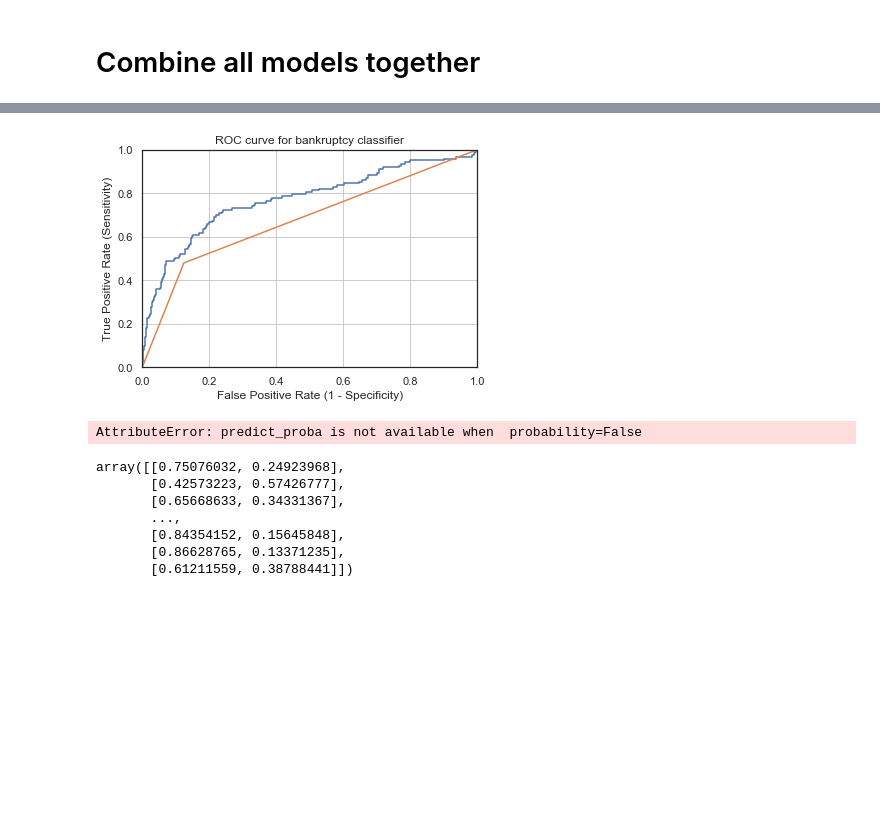
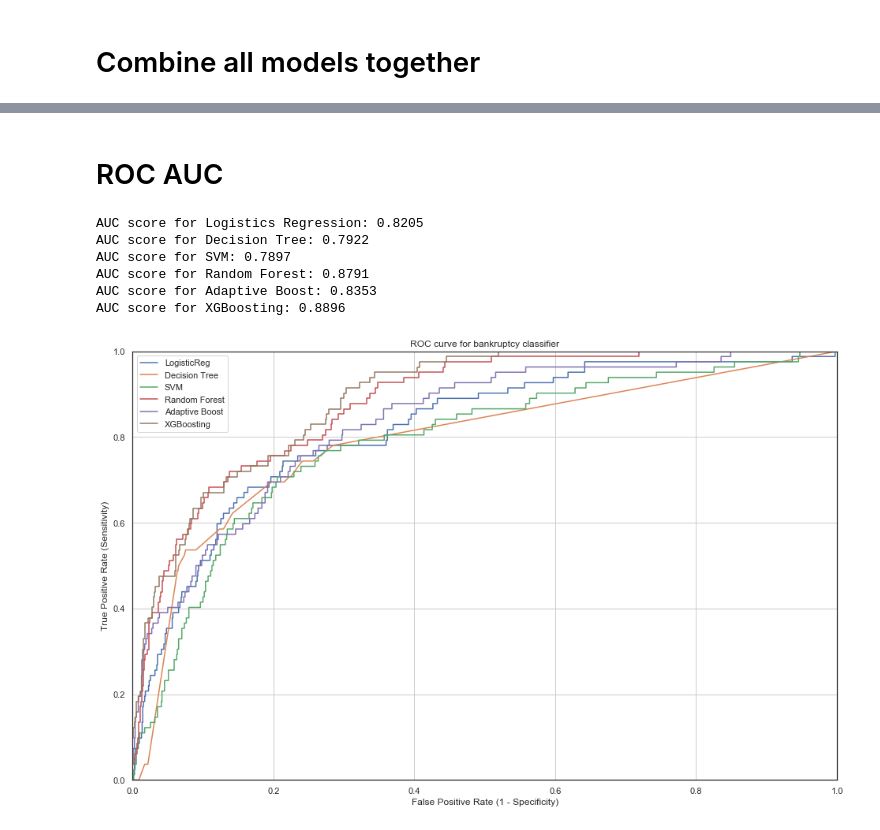
Before and after one commit to PythonNewLearner/Machine-Learning-_-Bankcruptcy, a Jupyter notebook: project.ipynb, the cells around one changed output, grey strips where cells are left out. Cells and saved outputs as stored; diff of their text form; code cells hidden in the pictures; blank space fills up the shorter version.

```diff
--- a/project.ipynb
+++ b/project.ipynb
@@ -690,9 +716,10 @@ accuracy_xgb=[]
 precision_xgb=[]
 recall_xgb=[]
 f1_xgb=[]
+f2_xgb=[]
 auc_xgb=[]
-for train_index,test_index in skf.split(df_important_features,y):
-    X_train,X_test=df_important_features.iloc[train_index].values,df_important_features.iloc[test_index].values
+for train_index,test_index in skf.split(X_filled_knn,y):
+    X_train,X_test=X_filled_knn[train_index],X_filled_knn[test_index]
     y_train,y_test=y.iloc[train_index].values,y.iloc[test_index].values
     y_train,y_test=y_train.reshape(-1,1),y_test.reshape(-1,1)
 
@@ -719,6 +746,7 @@ for train_index,test_index in skf.split(df_important_features,y):
     precision_xgb.append(precision_score(y_test,prediction))
     recall_xgb.append(recall_score(y_test,prediction))
     f1_xgb.append(f1_score(y_test,prediction))
+    f2_xgb.append(f2(pipe_xgb,X_test,y_test))
     #auc_xgb.append(roc_auc_score(y_test,prediction))
 
 
@@ -729,9 +757,11 @@ print("Accuracy: {}".format(np.mean(accuracy_xgb)))
 print("Precision: {}".format(np.mean(precision_xgb)))
 print("Recall: {}".format(np.mean(recall_xgb)))
 print("f1: {}".format(np.mean(f1_xgb)))
+print("f2: {}".format(np.mean(f2_xgb)))
 metrics.loc['accuracy','XGBoosting']=np.mean(accuracy_xgb)
 metrics.loc['precision','XGBoosting']=np.mean(precision_xgb)
 metrics.loc['recall','XGBoosting']=np.mean(recall_xgb)
 metrics.loc['f1 score','XGBoosting']=np.mean(f1_xgb)
+metrics.loc['f2 score','XGBoosting']=np.mean(f2_xgb)
 # %% [output]
 ############################################################
@@ -797,7 +836,7 @@ LogReg_GSC.best_params_
 #try to plot precision-recall curve
 from sklearn.metrics import precision_recall_curve
 
-X_train, X_test, y_train, y_test = train_test_split(X, y,stratify=y, test_size=0.3,shuffle=True,random_state=123)
+X_train, X_test, y_train, y_test = train_test_split(X_filled_knn, y,stratify=y, test_size=0.3,shuffle=True,random_state=123)
 
 LogReg_model.fit(X_train,y_train)
 LogReg_prediction=LogReg_model.predict(X_test)
@@ -937,9 +979,10 @@ for name,model in zip(model_name,models):
     precision=[]
     recall=[]
     f1=[]
+    f2_Score=[]
     auc=[]
-    for train_index,test_index in skf.split(df_important_features,y):
-        X_train,X_test=df_important_features.iloc[train_index].values,df_important_features.iloc[test_index].values
+    for train_index,test_index in skf.split(X_filled_knn,y):
+        X_train,X_test=X_filled_knn[train_index],X_filled_knn[test_index]
         y_train,y_test=y.iloc[train_index].values,y.iloc[test_index].values
         y_train,y_test=y_train.reshape(-1,1),y_test.reshape(-1,1)
 
@@ -950,18 +993,20 @@ for name,model in zip(model_name,models):
         precision.append(precision_score(y_test,prediction))
         recall.append(recall_score(y_test,prediction))
         f1.append(f1_score(y_test,prediction))
+        f2_Score.append(f2(pipe,X_test,y_test))
 
     print(name,' accuracy : ',np.mean(accuracy))
     print(name,' precision : ',np.mean(precision))
     print(name,' recall : ', np.mean(recall))
     print(name,' F1 : ',np.mean(f1))
+    print(name,' F2 : ',np.mean(f2_Score))
     print('#'*60)
 
     new_metrics.loc['accuracy',name]=np.mean(accuracy)
     new_metrics.loc['precision',name]=np.mean(precision)
     new_metrics.loc['recall',name]=np.mean(recall)
     new_metrics.loc['f1 score',name]=np.mean(f1)
-
+    new_metrics.loc['f2 score',name]=np.mean(f2_Score)
 fig,ax=plt.subplots(figsize=(10,8))
 new_metrics.plot(kind='barh',ax=ax)
 ax.grid()
@@ -987,2 +1032,4 @@ XGB  F1 :  0.48552274982231863
+# %% [markdown]
+# ROC AUC
 # %%
 #ROC CUrve to compare model
@@ -990,38 +1059,56 @@ from sklearn.metrics import roc_curve
 # %%
 LogReg_model.fit(X_train,y_train)
 y_pred_prob_LR=LogReg_model.predict_proba(X_test)[:,1]
 
 DT_model.fit(X_train,y_train)
 y_pred_prob_DT=DT_model.predict_proba(X_test)[:,1]
 
+
 SVM_model.fit(X_train,y_train)
-#y_pred_prob_SVM=SVM_model.predict_proba(X_test)[:,1]
+y_pred_prob_SVM=SVM_model.predict_proba(X_test)[:,1]
+
+RF_model.fit(X_train,y_train)
+y_pred_prob_RF=RF_model.predict_proba(X_test)[:,1]
+
+AdaBoost_model.fit(X_train,y_train)
+y_pred_prob_AdaBoost=AdaBoost_model.predict_proba(X_test)[:,1]
+
+xgb_model.fit(X_train,y_train)
+y_pred_prob_xgb=xgb_model.predict_proba(X_test)[:,1]
 
 fpr_LR, tpr_LR,_ = roc_curve(y_test, y_pred_prob_LR)
 fpr_DT, tpr_DT,_ = roc_curve(y_test, y_pred_prob_DT)
+fpr_SVM, tpr_SVM,_ = roc_curve(y_test, y_pred_prob_SVM)
+fpr_RF, tpr_RF,_ = roc_curve(y_test, y_pred_prob_RF)
+fpr_AdaBoost, tpr_AdaBoost,_ = roc_curve(y_test, y_pred_prob_AdaBoost)
+fpr_xgb, tpr_xgb,_ = roc_curve(y_test, y_pred_prob_xgb)
 
-
-plt.plot(fpr_LR, tpr_LR)
-plt.plot(fpr_DT, tpr_DT)
+plt.figure(figsize=(16,10))
+plt.plot(fpr_LR, tpr_LR,label='LogisticReg')
+plt.plot(fpr_DT, tpr_DT,label='Decision Tree')
+plt.plot(fpr_SVM, tpr_SVM,label='SVM')
+plt.plot(fpr_RF, tpr_RF,label='Random Forest')
+plt.plot(fpr_AdaBoost, tpr_AdaBoost,label='Adaptive Boost')
+plt.plot(fpr_xgb, tpr_xgb,label='XGBoosting')
 plt.xlim([0.0, 1.0])
 plt.ylim([0.0, 1.0])
 plt.title('ROC curve for bankruptcy classifier')
 plt.xlabel('False Positive Rate (1 - Specificity)')
 plt.ylabel('True Positive Rate (Sensitivity)')
+plt.legend()
 plt.grid(True)
+
+print('AUC score for Logistics Regression: %.4f '%(roc_auc_score(y_test,y_pred_prob_LR)))
+print('AUC score for Decision Tree: %.4f'%(roc_auc_score(y_test,y_pred_prob_DT)))
+print('AUC score for SVM: %.4f'%(roc_auc_score(y_test,y_pred_prob_SVM)))
+print('AUC score for Random Forest: %.4f'%(roc_auc_score(y_test,y_pred_prob_RF)))
+print('AUC score for Adaptive Boost: %.4f'%(roc_auc_score(y_test,y_pred_prob_AdaBoost)))
+print('AUC score for XGBoosting: %.4f'%(roc_auc_score(y_test,y_pred_prob_xgb)))
 # %% [output]
+AUC score for Logistics Regression: 0.8205
+AUC score for Decision Tree: 0.7922
+AUC score for SVM: 0.7897
+AUC score for Random Forest: 0.8791
+AUC score for Adaptive Boost: 0.8353
+AUC score for XGBoosting: 0.8896
-[figure, old version]
+[figure, new version]
-# %%
-y_pred_prob_SVM=SVM_model.predict_proba(X_test)
-# %% [output]
-AttributeError: predict_proba is not available when  probability=False
-# %%
-LogReg_model.predict_proba(X_test)
-# %% [output]
-array([[0.75076032, 0.24923968],
-       [0.42573223, 0.57426777],
-       [0.65668633, 0.34331367],
-       ...,
-       [0.84354152, 0.15645848],
-       [0.86628765, 0.13371235],
-       [0.61211559, 0.38788441]])
```
Also changed, not shown: parts of 59 cells of this notebook.
